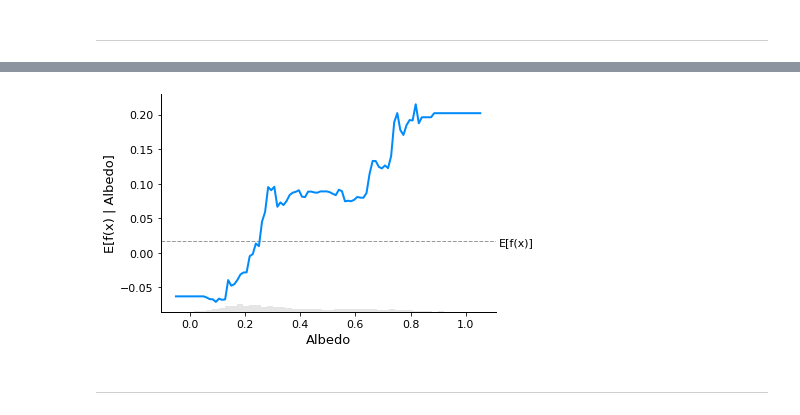
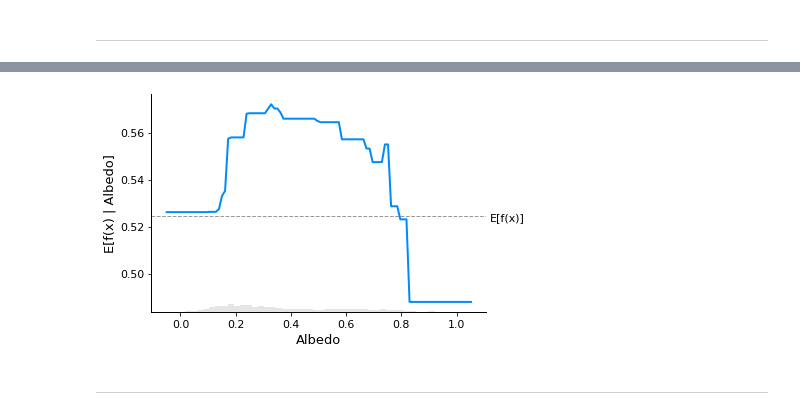
Before and after one commit to markbjerre/GEUS-Master-Thesis, a Jupyter notebook: scripts/SMB_Models_XGB_Regression_Niller.ipynb, the cells around one changed output, grey strips where cells are left out. Drawn from its saved outputs; the diff is of its cells as text; code cells hidden in the pictures.

```diff
--- a/scripts/SMB_Models_XGB_Regression_Niller.ipynb
+++ b/scripts/SMB_Models_XGB_Regression_Niller.ipynb
@@ -603,7 +603,7 @@ KeyboardInterrupt:
 # %%
 # https://datastud.dev/posts/python-seasonality-how-to
 # %%
-df = pd.read_csv('data/promice/preprocessed/daily/SCO_L.csv')
+df = pd.read_csv('data/promice/preprocessed/daily/KAN_L.csv')
 # %%
 from pandas import read_csv
 from matplotlib import pyplot
@@ -845,6 +862,7 @@ exclude_list = ['index', # excluded because of unimportant information
                 'residual',
                 'seasonal',
                 'trend',
+                'residual_smoothed',
                 'Periods'
                 #'seasonal_residual'
                ]
@@ -881,6 +899,7 @@ exlude_num = ['Surface height from combined measurements',
               'Wind from direction (upper boom)_sin',
               'Wind from direction (upper boom)_cos',
               'seasonal_residual'
+              'residual_smoothed'
              ]
 
 
@@ -1143,11 +1235,11 @@ model = HistGradientBoostingRegressor()
 
 # Define the hyperparameter grid for tuning
 param_grid = {
-    'max_depth': [3, 5, 7],
-    'min_samples_leaf': [1, 3, 5],
-    'learning_rate': [0.1, 0.01, 0.001],
-    'max_iter': [100, 500, 1000],
-    'l2_regularization': [0, 0.1, 0.5]
+    'max_depth': [3],#[3, 5, 7],
+    'min_samples_leaf': [1],#[1, 3, 5],
+    'learning_rate': [0.1],#[0.1, 0.01, 0.001],
+    'max_iter': [100],#[100, 500, 1000],
+    'l2_regularization': [0.5],#[0, 0.1, 0.5]
 }
 
 # Define the grid search object
@@ -1179,16 +1271,16 @@ plt.plot(y_test.index, y_test, label='True values', color='red', linewidth=0.5)
 plt.plot(y_train.index, y_train, label='Trained values', color='blue', linewidth=1)
 
 # Plot the pre_max values
-plt.scatter(indices_pre_max, df.loc[indices_pre_max, 'seasonal_residual'], c='r', marker='.', label='pre_max', s=4 )
+#plt.scatter(indices_pre_max, df.loc[indices_pre_max, 'seasonal_residual'], c='r', marker='.', label='pre_max', s=4 )
 
 # Plot the post_max values
-plt.scatter(indices_post_max, df.loc[post_max_indices, 'seasonal_residual'], c='g', marker='.', label='post_max',s=4)
+#plt.scatter(indices_post_max, df.loc[post_max_indices, 'seasonal_residual'], c='g', marker='.', label='post_max',s=4)
 
 # Plot the pre_min values
-plt.scatter(indices_pre_min, df.loc[indices_pre_min, 'seasonal_residual'], c='r', marker='.', label='pre_min',s=4)
+#plt.scatter(indices_pre_min, df.loc[indices_pre_min, 'seasonal_residual'], c='r', marker='.', label='pre_min',s=4)
 
 # Plot the post_min values
-plt.scatter(indices_post_min, df.loc[indices_post_min, 'seasonal_residual'], c='g', marker='.', label='post_min',s=4)
+#plt.scatter(indices_post_min, df.loc[indices_post_min, 'seasonal_residual'], c='g', marker='.', label='post_min',s=4)
 
 
 plt.xlabel('Time')
@@ -1236,7 +1394,7 @@ shap.plots.bar(shap_values, clustering=clustering)
 # %%
-shap.plots.partial_dependence("Albedo", eval(f"model_{y}").predict, X_train, ice=False, model_expected_value=True, feature_expected_value=True)
+shap.plots.partial_dependence("Albedo", eval(f"hist_model_{y}").predict, X_train, ice=False, model_expected_value=True, feature_expected_value=True)
 #eval(f"model_{y}")
 # %% [output]
-[figure, old version]
+[figure, new version]
 # %% [markdown]
 --------
```
Also changed, not shown: parts of 22 cells of this notebook.
